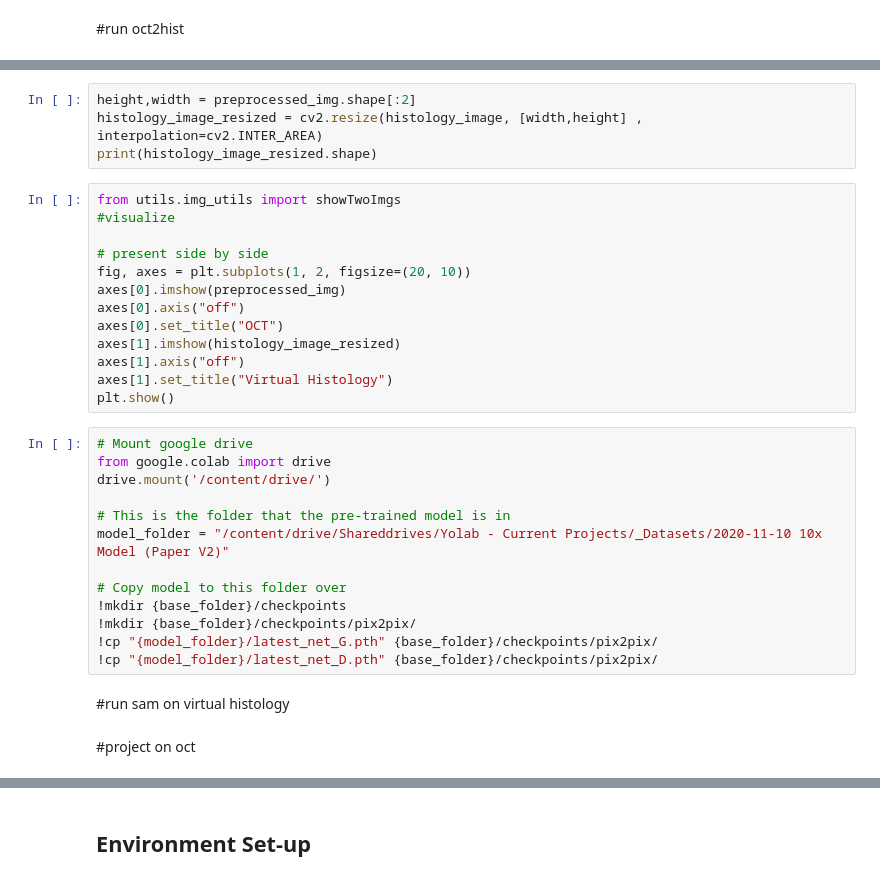
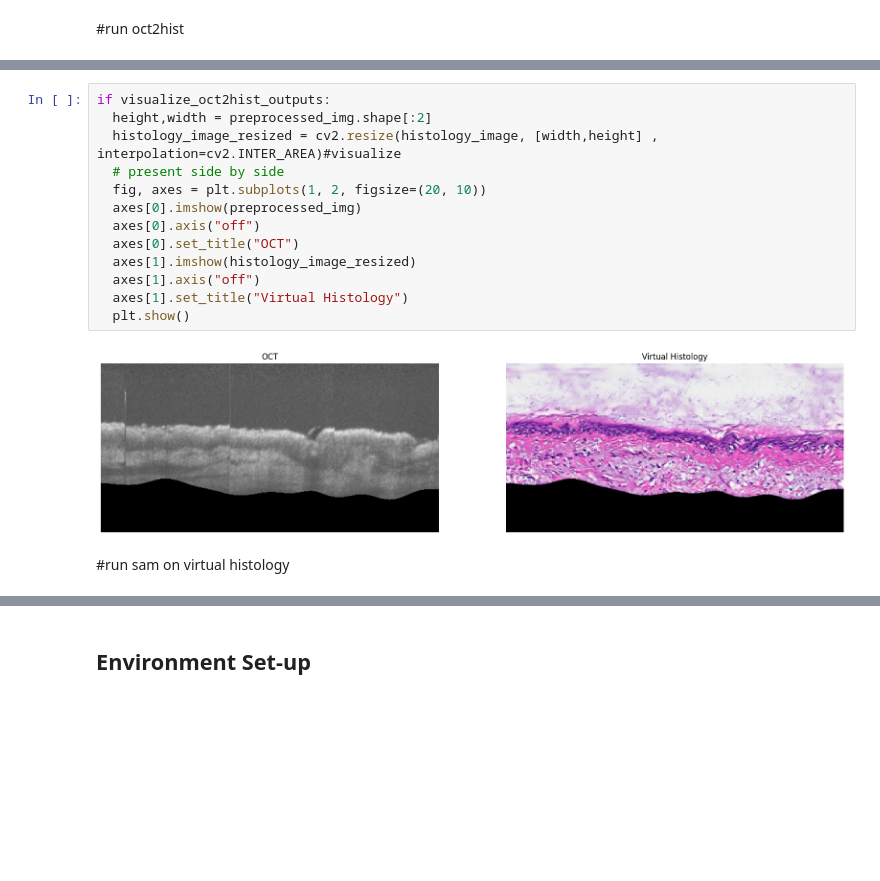
Before and after one commit to WinetraubLab/zero_shot_segmentation, a Jupyter notebook: zero_shot_segmentation_oct.ipynb, the cells around one changed output, grey strips where cells are left out. Drawn from its saved outputs; the diff is of its cells as text; blank space fills up the shorter version.

```diff
--- a/zero_shot_segmentation_oct.ipynb
+++ b/zero_shot_segmentation_oct.ipynb
@@ -102,34 +166,17 @@ plt.show()
-# %%
-height,width = preprocessed_img.shape[:2]
-histology_image_resized = cv2.resize(histology_image, [width,height] , interpolation=cv2.INTER_AREA)
-print(histology_image_resized.shape)
 # %%
-from utils.img_utils import showTwoImgs
-#visualize
-
-# present side by side
-fig, axes = plt.subplots(1, 2, figsize=(20, 10))
-axes[0].imshow(preprocessed_img)
-axes[0].axis("off")
-axes[0].set_title("OCT")
-axes[1].imshow(histology_image_resized)
-axes[1].axis("off")
-axes[1].set_title("Virtual Histology")
-plt.show()
+if visualize_oct2hist_outputs:
+  height,width = preprocessed_img.shape[:2]
+  histology_image_resized = cv2.resize(histology_image, [width,height] , interpolation=cv2.INTER_AREA)#visualize
+  # present side by side
+  fig, axes = plt.subplots(1, 2, figsize=(20, 10))
+  axes[0].imshow(preprocessed_img)
+  axes[0].axis("off")
+  axes[0].set_title("OCT")
+  axes[1].imshow(histology_image_resized)
+  axes[1].axis("off")
+  axes[1].set_title("Virtual Histology")
+  plt.show()
+# %% [output]
+[figure, added]
-# %%
-# Mount google drive
-from google.colab import drive
-drive.mount('/content/drive/')
-
-# This is the folder that the pre-trained model is in
-model_folder = "/content/drive/Shareddrives/Yolab - Current Projects/_Datasets/2020-11-10 10x Model (Paper V2)"
-
-# Copy model to this folder over
-!mkdir {base_folder}/checkpoints
-!mkdir {base_folder}/checkpoints/pix2pix/
-!cp "{model_folder}/latest_net_G.pth" {base_folder}/checkpoints/pix2pix/
-!cp "{model_folder}/latest_net_D.pth" {base_folder}/checkpoints/pix2pix/
 # %% [markdown]
 #run sam on virtual histology
-# %% [markdown]
-#project on oct
```
Also changed, not shown: parts of 33 cells of this notebook.
